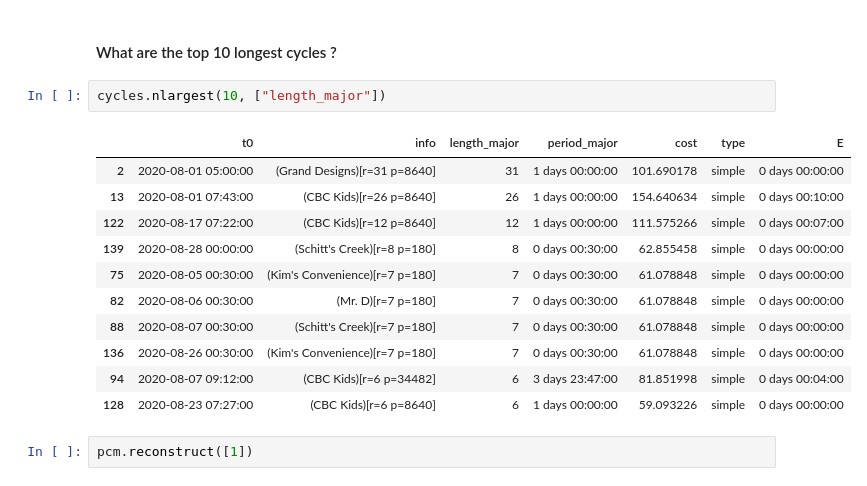
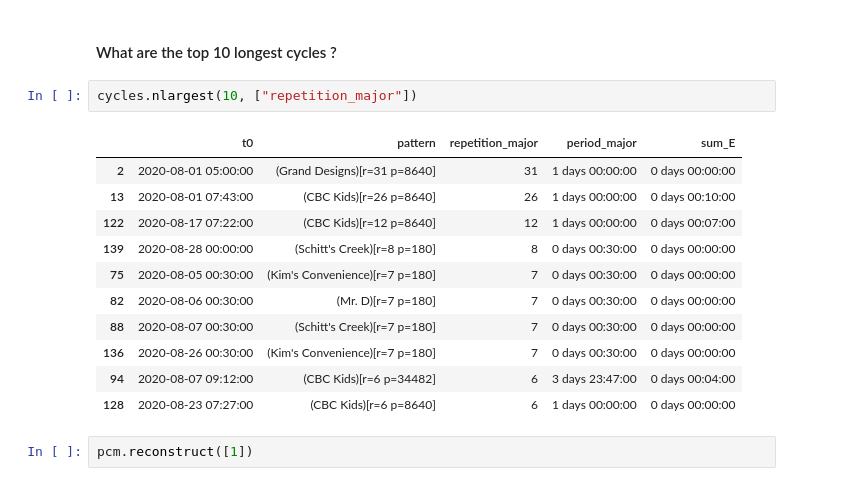
Before and after one commit to scikit-mine/scikit-mine, a Jupyter notebook: docs/tutorials/periodic/periodic_canadian_tv.ipynb, the cells around one changed output. Saved outputs shown, nothing was run; the diff lists cells and outputs as text.

```diff
--- a/docs/tutorials/periodic/periodic_canadian_tv.ipynb
+++ b/docs/tutorials/periodic/periodic_canadian_tv.ipynb
@@ -269,19 +270,19 @@ cycles[cycles["info"].apply(lambda x: "Arthur Shorts" in x)]
 # %% [markdown]
 #### What are the top 10 longest cycles ?
 # %%
-cycles.nlargest(10, ["length_major"])
+cycles.nlargest(10, ["repetition_major"])
 # %% [output]
-|  | t0 | info | length_major | period_major | cost | type | E |
-| 2 | 2020-08-01 05:00:00 | (Grand Designs)[r=31 p=8640] | 31 | 1 days 00:00:00 | 101.690178 | simple | 0 days 00:00:00 |
-| 13 | 2020-08-01 07:43:00 | (CBC Kids)[r=26 p=8640] | 26 | 1 days 00:00:00 | 154.640634 | simple | 0 days 00:10:00 |
-| 122 | 2020-08-17 07:22:00 | (CBC Kids)[r=12 p=8640] | 12 | 1 days 00:00:00 | 111.575266 | simple | 0 days 00:07:00 |
-| 139 | 2020-08-28 00:00:00 | (Schitt's Creek)[r=8 p=180] | 8 | 0 days 00:30:00 | 62.855458 | simple | 0 days 00:00:00 |
-| 75 | 2020-08-05 00:30:00 | (Kim's Convenience)[r=7 p=180] | 7 | 0 days 00:30:00 | 61.078848 | simple | 0 days 00:00:00 |
-| 82 | 2020-08-06 00:30:00 | (Mr. D)[r=7 p=180] | 7 | 0 days 00:30:00 | 61.078848 | simple | 0 days 00:00:00 |
-| 88 | 2020-08-07 00:30:00 | (Schitt's Creek)[r=7 p=180] | 7 | 0 days 00:30:00 | 61.078848 | simple | 0 days 00:00:00 |
-| 136 | 2020-08-26 00:30:00 | (Kim's Convenience)[r=7 p=180] | 7 | 0 days 00:30:00 | 61.078848 | simple | 0 days 00:00:00 |
-| 94 | 2020-08-07 09:12:00 | (CBC Kids)[r=6 p=34482] | 6 | 3 days 23:47:00 | 81.851998 | simple | 0 days 00:04:00 |
-| 128 | 2020-08-23 07:27:00 | (CBC Kids)[r=6 p=8640] | 6 | 1 days 00:00:00 | 59.093226 | simple | 0 days 00:00:00 |
+|  | t0 | pattern | repetition_major | period_major | sum_E |
+| 2 | 2020-08-01 05:00:00 | (Grand Designs)[r=31 p=8640] | 31 | 1 days 00:00:00 | 0 days 00:00:00 |
+| 13 | 2020-08-01 07:43:00 | (CBC Kids)[r=26 p=8640] | 26 | 1 days 00:00:00 | 0 days 00:10:00 |
+| 122 | 2020-08-17 07:22:00 | (CBC Kids)[r=12 p=8640] | 12 | 1 days 00:00:00 | 0 days 00:07:00 |
+| 139 | 2020-08-28 00:00:00 | (Schitt's Creek)[r=8 p=180] | 8 | 0 days 00:30:00 | 0 days 00:00:00 |
+| 75 | 2020-08-05 00:30:00 | (Kim's Convenience)[r=7 p=180] | 7 | 0 days 00:30:00 | 0 days 00:00:00 |
+| 82 | 2020-08-06 00:30:00 | (Mr. D)[r=7 p=180] | 7 | 0 days 00:30:00 | 0 days 00:00:00 |
+| 88 | 2020-08-07 00:30:00 | (Schitt's Creek)[r=7 p=180] | 7 | 0 days 00:30:00 | 0 days 00:00:00 |
+| 136 | 2020-08-26 00:30:00 | (Kim's Convenience)[r=7 p=180] | 7 | 0 days 00:30:00 | 0 days 00:00:00 |
+| 94 | 2020-08-07 09:12:00 | (CBC Kids)[r=6 p=34482] | 6 | 3 days 23:47:00 | 0 days 00:04:00 |
+| 128 | 2020-08-23 07:27:00 | (CBC Kids)[r=6 p=8640] | 6 | 1 days 00:00:00 | 0 days 00:00:00 |
 # %%
 pcm.reconstruct([1])
 # %% [output]
```
Also changed, not shown: parts of 6 cells of this notebook.
